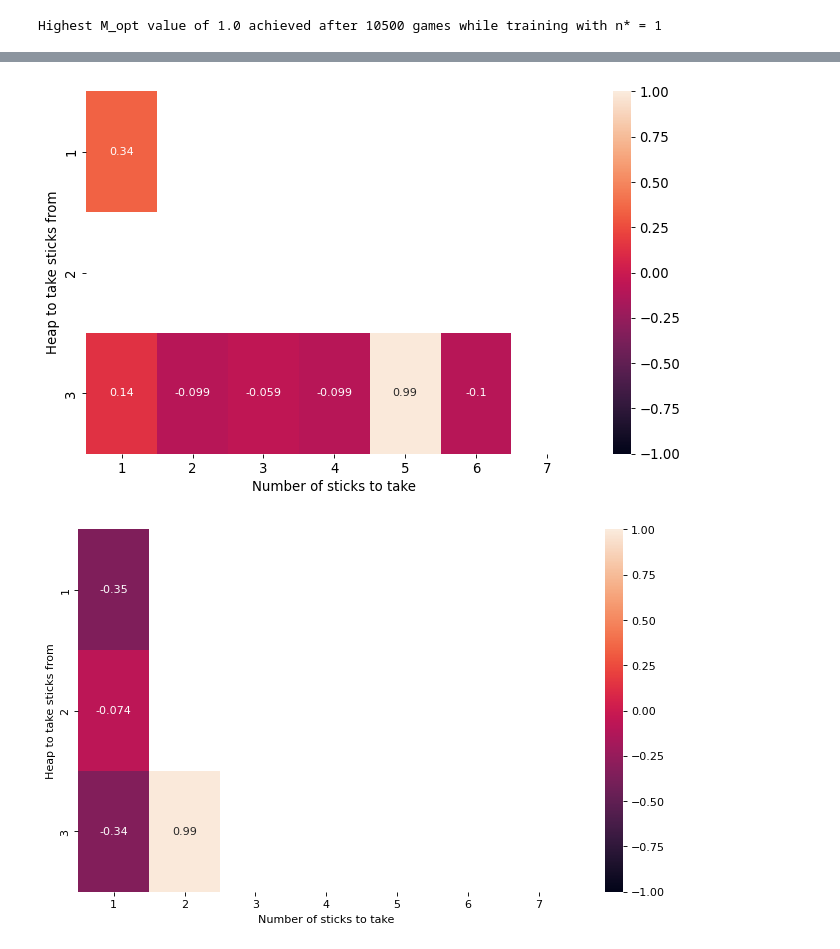
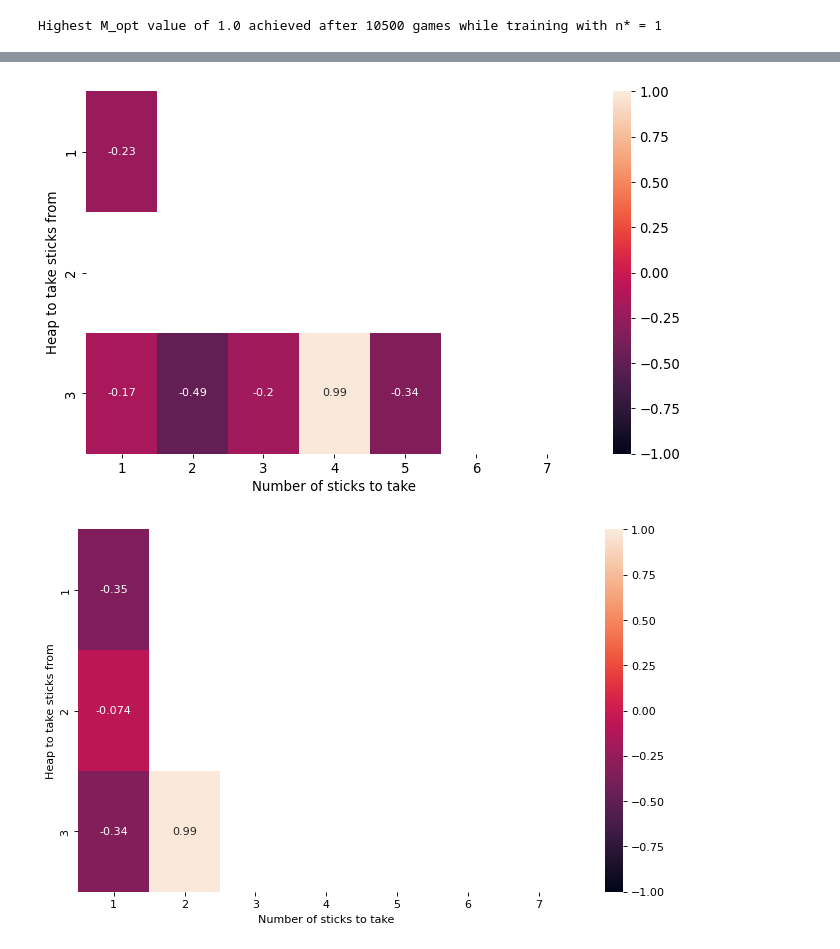
Before and after one commit to bschiehl/MP_nim, a Jupyter notebook: MP_nim_Q_learning.ipynb, the cells around one changed output, grey strips where cells are left out. Drawn from its saved outputs; the diff is of its cells as text; code cells hidden in the pictures.

```diff
--- a/MP_nim_Q_learning.ipynb
+++ b/MP_nim_Q_learning.ipynb
@@ -583,10 +563,10 @@ plt.show()
 # %%
 plt.figure(figsize=(10, 6), dpi=80)
-ax = sns.heatmap(player_Q.Q[1,0,6,:,:], vmin=-1, vmax=1, annot=True, xticklabels=list(range(1,8)), yticklabels=[1,2,3])
+ax = sns.heatmap(player_Q.Q[1,0,5,:,:], vmin=-1, vmax=1, annot=True, xticklabels=list(range(1,8)), yticklabels=[1,2,3])
 ax.set(xlabel="Number of sticks to take", ylabel="Heap to take sticks from")
 plt.show()
 # %% [output]
-[figure, old version]
+[figure, new version]
 # %%
 plt.figure(figsize=(10, 6), dpi=80)
 ax = sns.heatmap(player_Q.Q[1,1,2,:,:], vmin=-1, vmax=1, annot=True, xticklabels=list(range(1,8)), yticklabels=[1,2,3])
```
Also changed, not shown: parts of 5 cells of this notebook, 7 other files.
